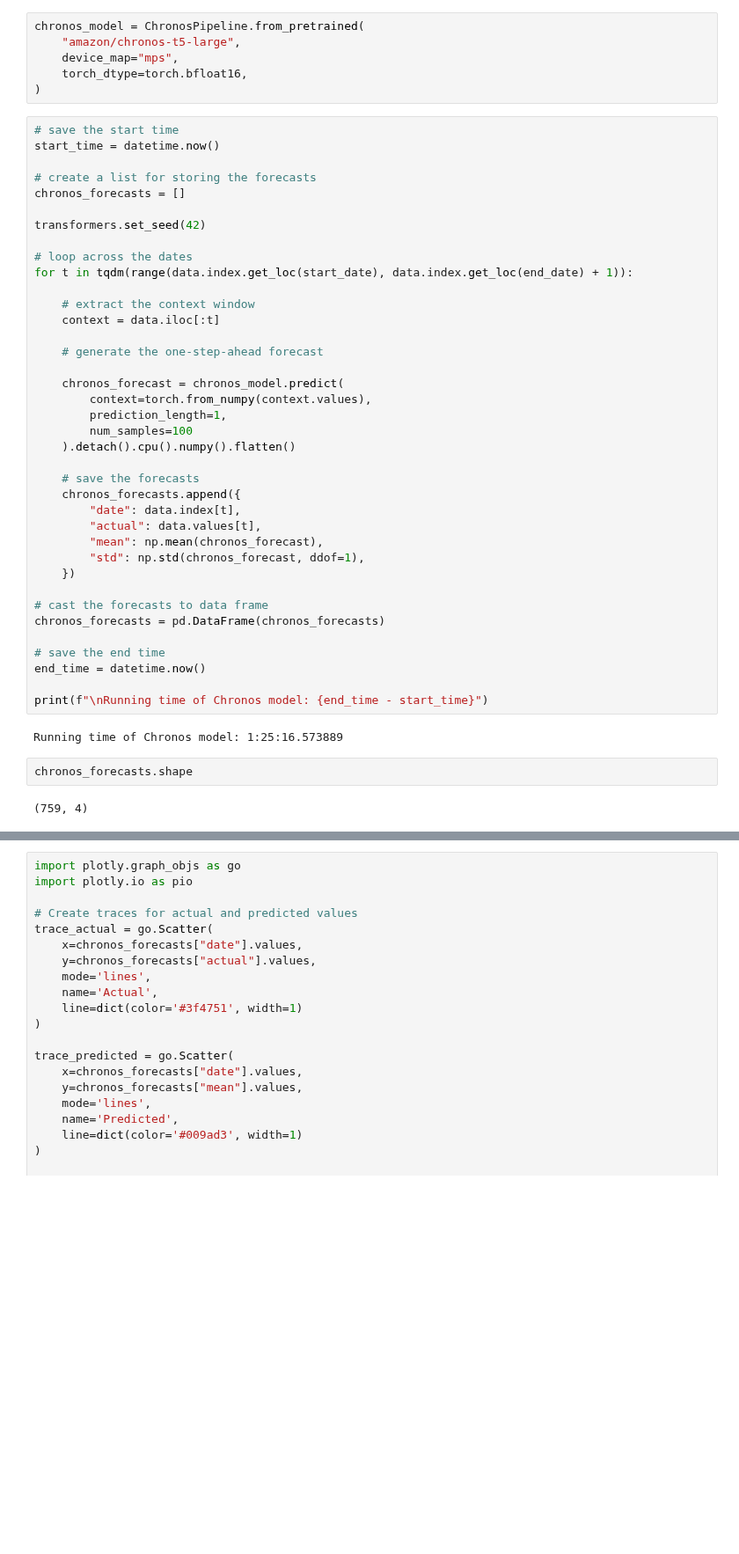
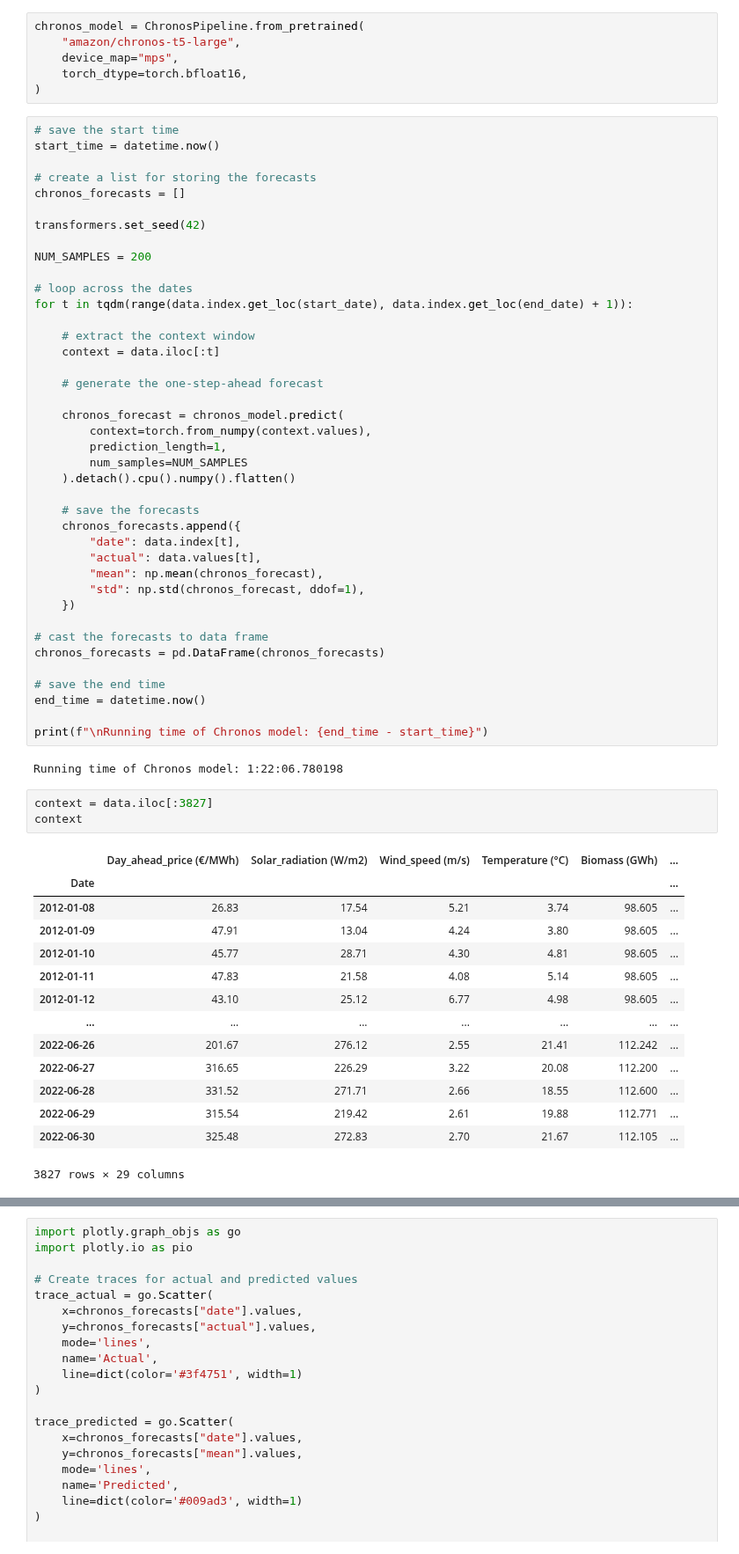
Before and after one commit to stefgr1/Prediction_of_energy_prices, a Jupyter notebook: predictions/Chronos/Chronos.ipynb, the cells around one changed output, grey strips where cells are left out. Shown at 88% size. Saved outputs shown, nothing was run; the diff lists cells and outputs as text; blank space fills up the shorter version.

```diff
--- a/predictions/Chronos/Chronos.ipynb
+++ b/predictions/Chronos/Chronos.ipynb
@@ -247,6 +236,8 @@ start_time = datetime.now()
 chronos_forecasts = []
 
 transformers.set_seed(42)
+
+NUM_SAMPLES = 200
 
 # loop across the dates
 for t in tqdm(range(data.index.get_loc(start_date), data.index.get_loc(end_date) + 1)):
@@ -259,7 +250,7 @@ for t in tqdm(range(data.index.get_loc(start_date), data.index.get_loc(end_date)
     chronos_forecast = chronos_model.predict(
         context=torch.from_numpy(context.values),
         prediction_length=1,
-        num_samples=100
+        num_samples=NUM_SAMPLES
     ).detach().cpu().numpy().flatten()
 
     # save the forecasts
@@ -278,11 +269,25 @@ end_time = datetime.now()
 
 print(f"\nRunning time of Chronos model: {end_time - start_time}")
 # %% [output]
-Running time of Chronos model: 1:25:16.573889
+Running time of Chronos model: 1:22:06.780198
-# %%
-chronos_forecasts.shape
-# %% [output]
-(759, 4)
+# %%
+context = data.iloc[:3827]
+context
+# %% [output]
+|  | Day_ahead_price (€/MWh) | Solar_radiation (W/m2) | Wind_speed (m/s) | Temperature (°C) | Biomass (GWh) | ... |
+| Date |  |  |  |  |  | ... |
+| 2012-01-08 | 26.83 | 17.54 | 5.21 | 3.74 | 98.605 | ... |
+| 2012-01-09 | 47.91 | 13.04 | 4.24 | 3.80 | 98.605 | ... |
+| 2012-01-10 | 45.77 | 28.71 | 4.30 | 4.81 | 98.605 | ... |
+| 2012-01-11 | 47.83 | 21.58 | 4.08 | 5.14 | 98.605 | ... |
+| 2012-01-12 | 43.10 | 25.12 | 6.77 | 4.98 | 98.605 | ... |
+| ... | ... | ... | ... | ... | ... | ... |
+| 2022-06-26 | 201.67 | 276.12 | 2.55 | 21.41 | 112.242 | ... |
+| 2022-06-27 | 316.65 | 226.29 | 3.22 | 20.08 | 112.200 | ... |
+| 2022-06-28 | 331.52 | 271.71 | 2.66 | 18.55 | 112.600 | ... |
+| 2022-06-29 | 315.54 | 219.42 | 2.61 | 19.88 | 112.771 | ... |
+| 2022-06-30 | 325.48 | 272.83 | 2.70 | 21.67 | 112.105 | ... |
+3827 rows × 29 columns
 # %%
 chronos_forecasts.head()
 # %% [output]
```
Also changed, not shown: parts of 7 cells of this notebook, 9 other files.
